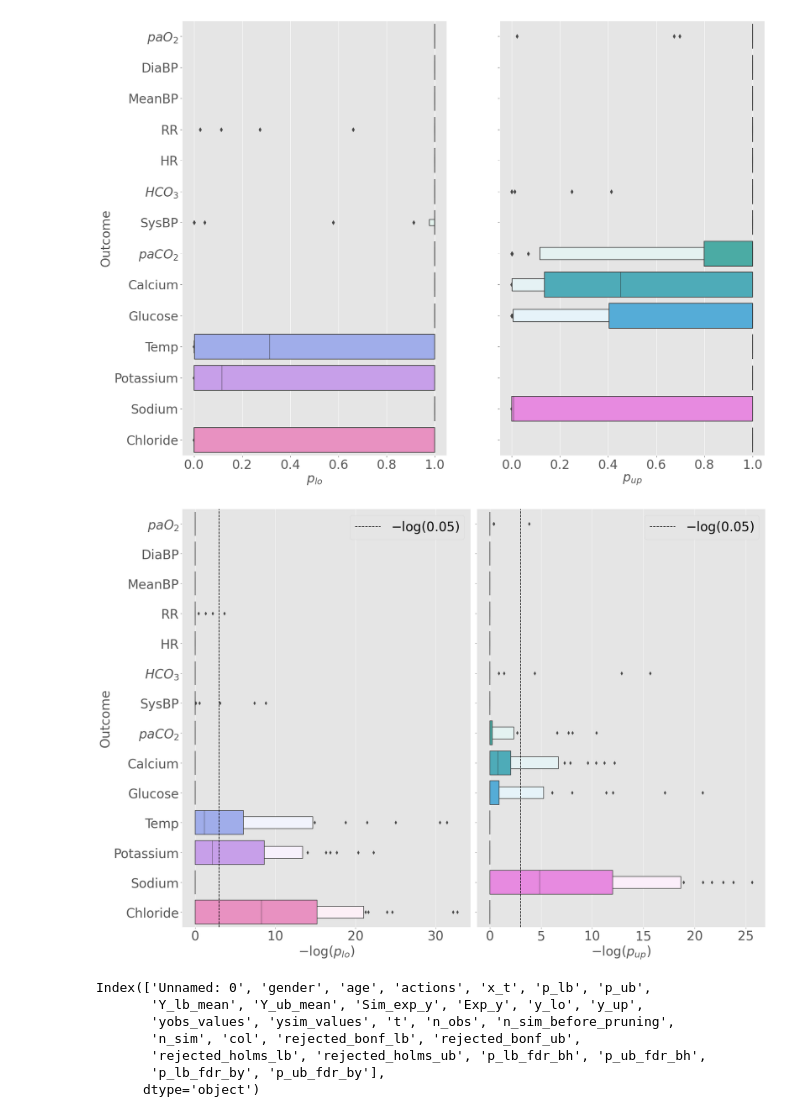
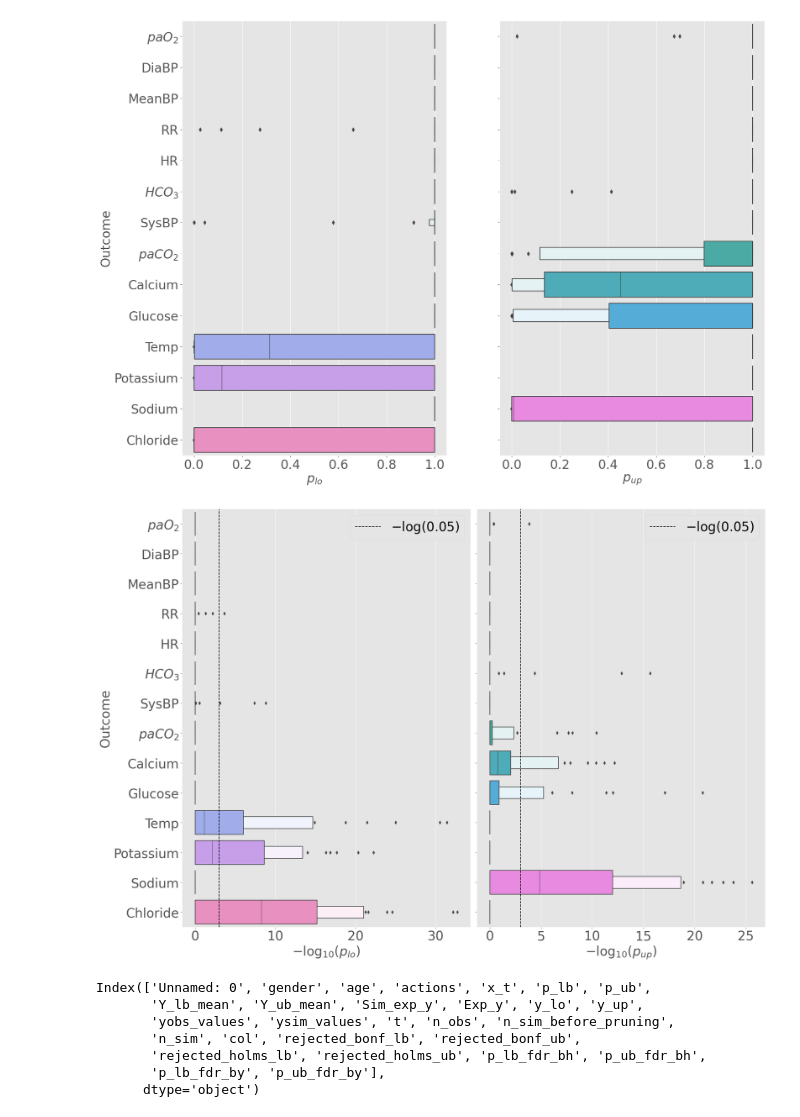
Before and after one commit to faaizT/CausalTwinAssessment, a Jupyter notebook: Hypothesis testing using Hoeffding.ipynb, the cells around one changed output. Cells and saved outputs as stored; diff of their text form; code cells hidden in the pictures.

```diff
--- a/Hypothesis testing using Hoeffding.ipynb
+++ b/Hypothesis testing using Hoeffding.ipynb
@@ -522,36 +522,36 @@ p_vals = p_vals[p_vals['col']!='Arterial_pH']
 
 p_vals['Outcomes'] = p_vals['col'].apply(lambda x: column_renaming[x])
 p_vals['order'] = p_vals['col'].apply(lambda x: list(outcomes).index(x))
 p_vals['-log_p_lb'] = p_vals['p_lb'].apply(lambda x: -np.log(min(x, 1)))
 p_vals['-log_p_ub'] = p_vals['p_ub'].apply(lambda x: -np.log(min(x, 1)))
 p_vals.sort_values(by='order', inplace=True)
 ax = sns.boxenplot(x='-log_p_lb', y='Outcomes', data=p_vals, ax=axs[0] )
 ax = sns.boxenplot(x='-log_p_ub', y='Outcomes', data=p_vals, ax=axs[1] )
 axs[0].axvline(-np.log(0.05), color='k', linestyle='--', label='$-\log(0.05)$',)
 axs[1].axvline(-np.log(0.05), color='k', linestyle='--', label='$-\log(0.05)$',)
 
 
 # axs[0].set_yticks(fontsize=24)
 axs[1].tick_params(axis='x', labelsize=30)
 axs[0].set_ylabel('Outcome', fontsize=30)
 axs[1].set_ylabel('', fontsize=16)
-axs[0].set_xlabel('$-\log(p_{lo})$', fontsize=30)
-axs[1].set_xlabel('$-\log(p_{up})$', fontsize=30)
+axs[0].set_xlabel('$-\log_{10}(p_{lo})$', fontsize=30)
+axs[1].set_xlabel('$-\log_{10}(p_{up})$', fontsize=30)
 axs[0].tick_params(axis='both', which='major', labelsize=30)
 axs[0].tick_params(axis='both', which='minor', labelsize=30)
 axs[1].tick_params(axis='both', which='major', labelsize=30)
 axs[1].tick_params(axis='both', which='minor', labelsize=30)
 axs[0].legend(fontsize=30)
 axs[1].legend(fontsize=30)
 plt.tight_layout()
 
 # axs[0].set_xticks([-np.log(0.05)])
 # axs[0].set_xticklabels(['$-\log(0.05)$'])
 # axs[1].set_xticks([-np.log(0.05)])
 # axs[1].set_xticklabels(['$-\log(0.05)$'])
 plt.savefig("/data/localhost/not-backed-up/taufiq/HypothesisTesting/hyp_testing_new_pulse_data_2/images/p_vals3.pdf", format='pdf', bbox_inches='tight')
 # %% [output]
-[figure, old version]
+[figure, new version]
 # %%
 p_vals[p_vals['col']=='Chloride'].columns
 # %% [output]
```
Also changed, not shown: parts of 1 cell of this notebook, 1 other file.
